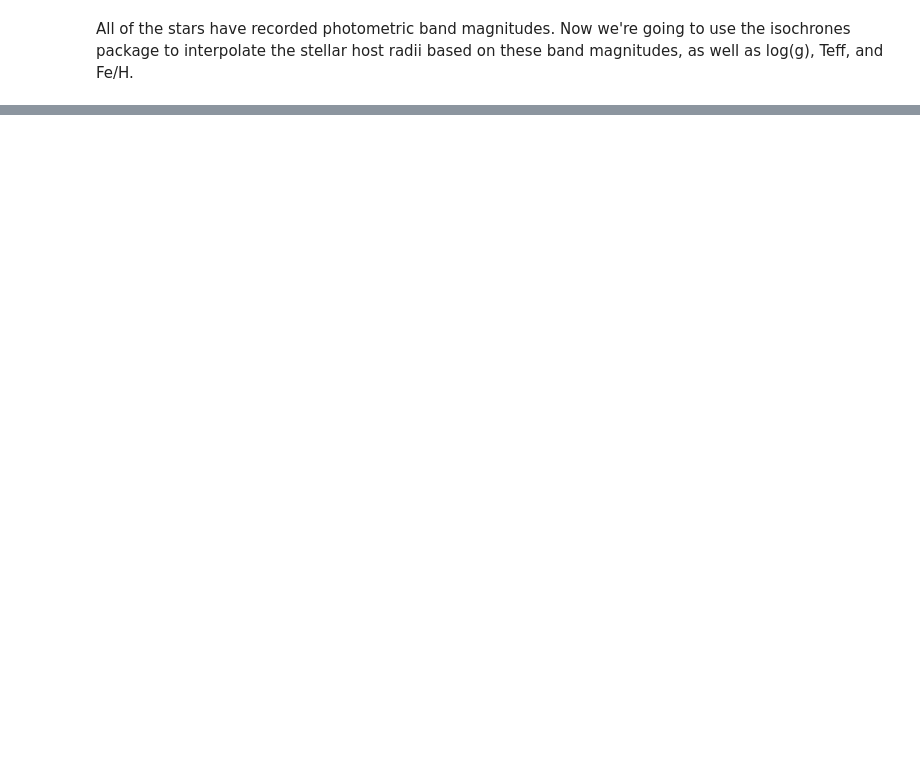
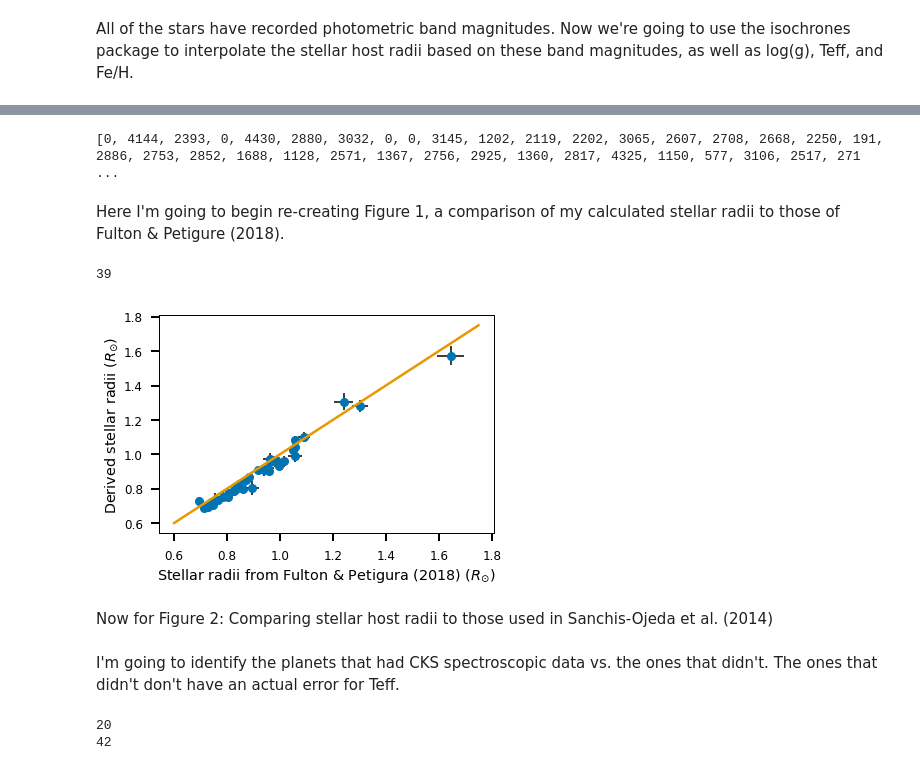
Before and after one commit to asmuzsoy/USPplanets, a Jupyter notebook: USPRadiusDistribution.ipynb, the cells around one changed output, grey strips where cells are left out. Saved outputs shown, nothing was run; the diff lists cells and outputs as text; code cells hidden in the pictures; blank space fills up the shorter version.

```diff
--- a/USPRadiusDistribution.ipynb
+++ b/USPRadiusDistribution.ipynb
@@ -303,7 +307,7 @@ radarray = []
 deltaarray = []
 num_samples = 1000
 # %%
-file = open('PhotometryPlanetRadiiSamplesRedo2.csv', 'w')
+file = open('PhotometryPlanetRadiiSamplesRedo3.csv', 'w')
 with file:
     writer = csv.writer(file)
     for i in range(0, len(kepid2)):
@@ -359,0 +386,54 @@ print(kepid)
+# %%
+print(koi)
+# %% [output]
+[0, 4144, 2393, 0, 4430, 2880, 3032, 0, 0, 3145, 1202, 2119, 2202, 3065, 2607, 2708, 2668, 2250, 191, 2886, 2753, 2852, 1688, 1128, 2571, 1367, 2756, 2925, 1360, 2817, 4325, 1150, 577, 3106, 2517, 271 ...
+# %% [markdown]
+Here I'm going to begin re-creating Figure 1, a comparison of my calculated stellar radii to those of Fulton & Petigure (2018).
+# %%
+CKSkoi = []
+CKSstarrad = []
+CKSerr_up = []
+CKSerr_down = []
+
+with open('UpdateFultonPetigura18.csv') as File:
+    reader = csv.reader(File, delimiter=',')
+    for row in reader:
+        r = int(row[0][2:])
+        if (r in koi):
+            CKSkoi.append(r)
+            CKSstarrad.append(float(row[11]))
+            CKSerr_up.append(float(row[12]))
+            CKSerr_down.append(float(row[13]))
+# %%
+len(CKSerr_down)
+# %% [output]
+39
+# %%
+compare_star_radii = np.zeros(len(CKSkoi))
+compare_sigmas = np.zeros(len(CKSkoi))
+
+for i in range(len(koi)):
+    for j in range(len(CKSkoi)):
+        if (koi[i]) == CKSkoi[j]:
+            compare_star_radii[j] = magradii[i]
+            compare_sigmas[j] = sigma[i]
+# %%
+import matplotlib.pyplot as plt
+
+myblue = (0, .45, .70)
+mygold = (.9, .6, 0)
+
+
+x = np.linspace(0.6, 1.75, 50)
+plt.plot(compare_star_radii, CKSstarrad, 'o', color = myblue, markersize = 8)
+plt.plot(x,x, lw = 2.5, color = mygold)
+plt.errorbar(compare_star_radii, CKSstarrad, xerr = compare_sigmas, yerr = [CKSerr_down, CKSerr_up], ls = 'None', ecolor = 'k')
+plt.ylabel('Derived stellar radii ($R_{\odot}$)', fontsize = 'x-large')
+plt.xlabel('Stellar radii from Fulton & Petigura (2018) ($R_{\odot}$)', fontsize = 'x-large')
+plt.xticks(fontsize = 'large')
+plt.yticks(fontsize = 'large')
+plt.show()
+# %% [output]
+[figure, added]
+# %% [markdown]
+Now for Figure 2: Comparing stellar host radii to those used in Sanchis-Ojeda et al. (2014)
@@ -359,0 +457,20 @@ print(kepid)
+# %% [markdown]
+I'm going to identify the planets that had CKS spectroscopic data vs. the ones that didn't. The ones that didn't don't have an actual error for Teff.
+# %%
+noCKSkepid = []
+
+for i in range(len(tefferr)):
+    if tefferr[i] == 0:
+        noCKSkepid.append(kepid[i])
+
+noCKSkepidrad = [magradii[kepid.index(i)] for i in noCKSkepid]
+radiibuds = [SO_radii[kepid.index(i)] for i in noCKSkepid] ## corresponding radii
+
+otherrad = [magradii[kepid.index(i)] for i in kepid if i not in noCKSkepid]
+radiibuds2 = [SO_radii[kepid.index(i)] for i in kepid if i not in noCKSkepid]
+
+print(len(noCKSkepid))
+print(len(otherrad))
+# %% [output]
+20
+42
```
Also changed, not shown: parts of 15 cells of this notebook, 3 other files.
